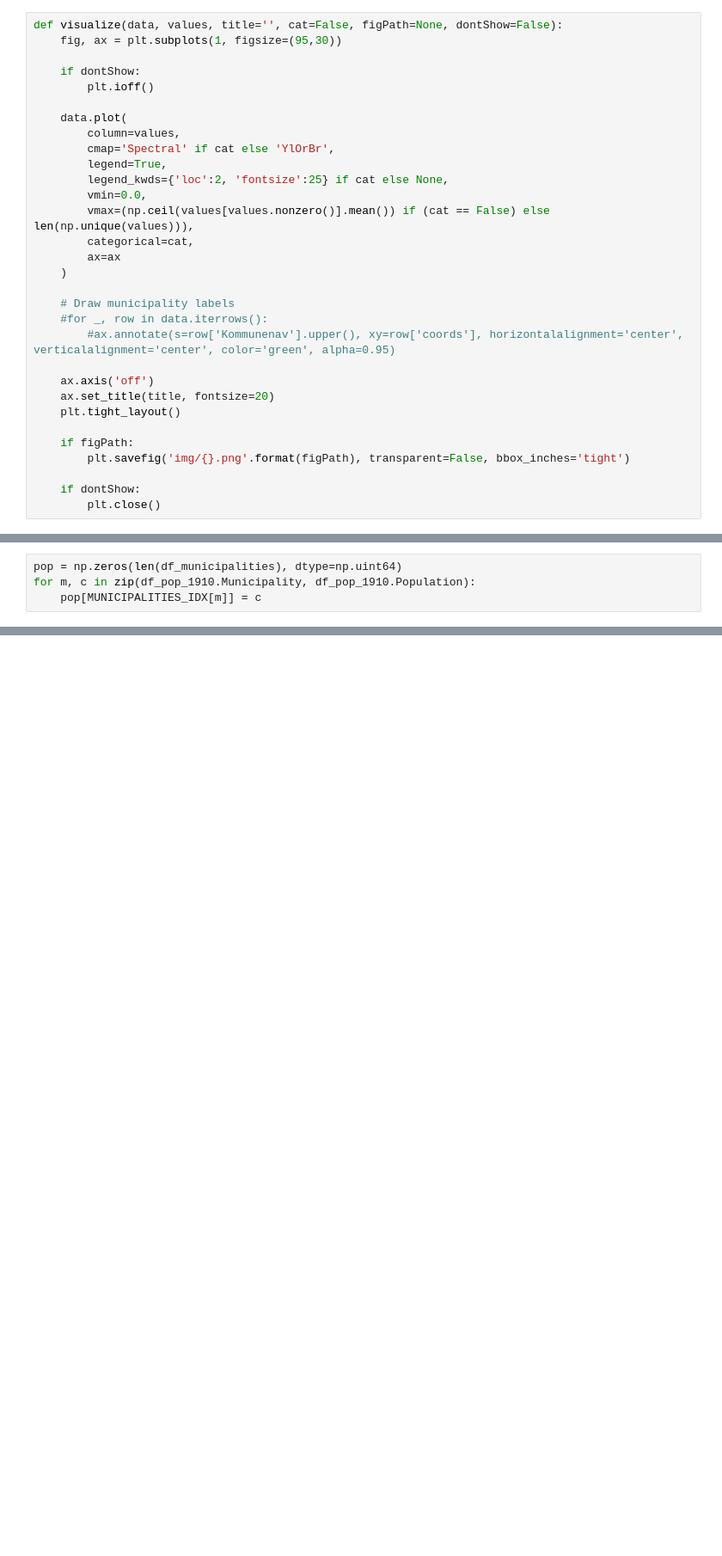
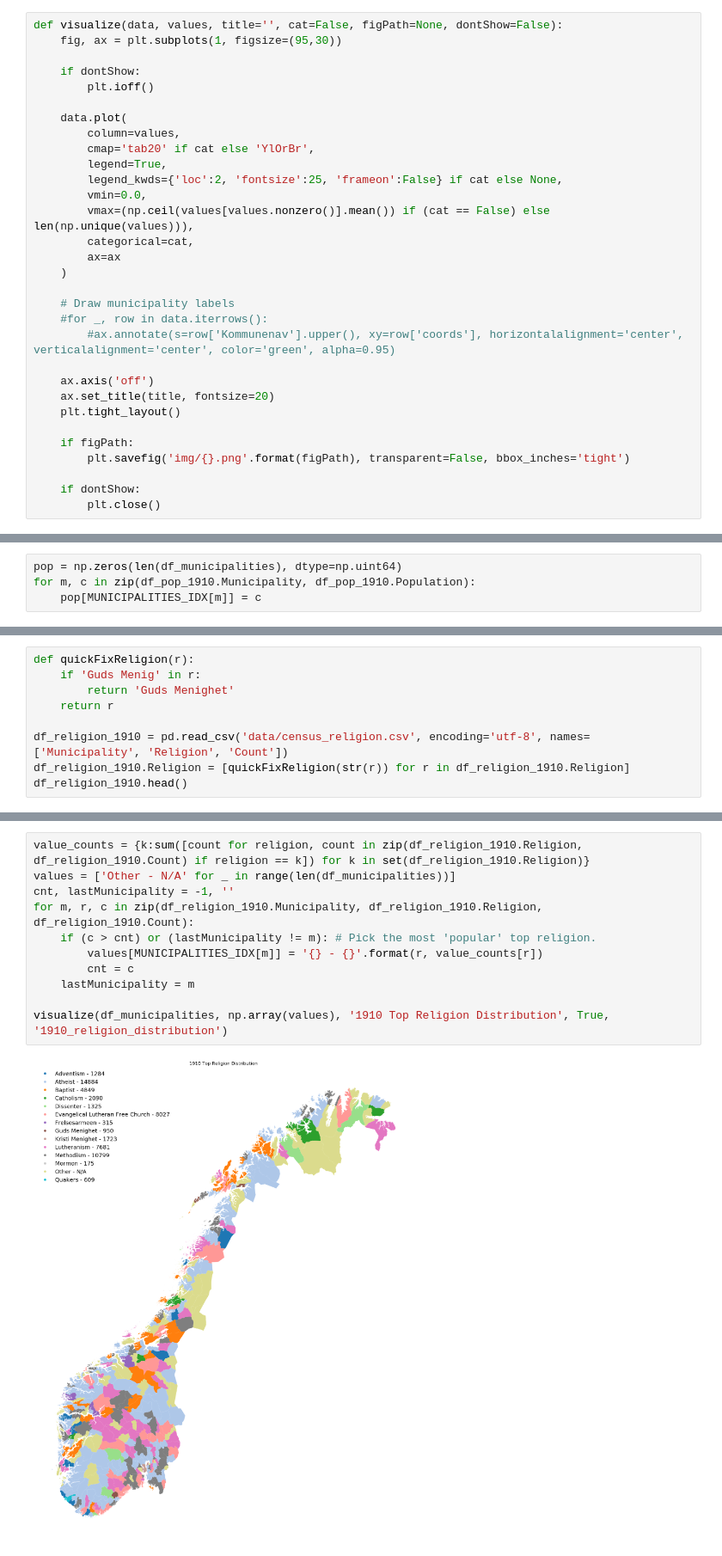
Before and after one commit to BerntA/NorwegianDemographics, a Jupyter notebook: src/visualize.ipynb, the cells around one changed output, grey strips where cells are left out. Shown at 86% size. Saved outputs shown, nothing was run; the diff lists cells and outputs as text; blank space fills up the shorter version.

Commit message:
- Added the last visualization stuff, showing off gender distribution, religion distribution and work.

```diff
--- a/src/visualize.ipynb
+++ b/src/visualize.ipynb
@@ -80,9 +80,9 @@ def visualize(data, values, title='', cat=False, figPath=None, dontShow=False):
 
     data.plot(
         column=values,
-        cmap='Spectral' if cat else 'YlOrBr',
+        cmap='tab20' if cat else 'YlOrBr',
         legend=True,
-        legend_kwds={'loc':2, 'fontsize':25} if cat else None,
+        legend_kwds={'loc':2, 'fontsize':25, 'frameon':False} if cat else None,
         vmin=0.0,
         vmax=(np.ceil(values[values.nonzero()].mean()) if (cat == False) else len(np.unique(values))),
         categorical=cat,
@@ -163,0 +160,9 @@ visualize(df_municipalities, np.array([np.random.permutation(['YES', 'NO', 'MAYB
+# %%
+def quickFixReligion(r):
+    if 'Guds Menig' in r:
+        return 'Guds Menighet'
+    return r
+
+df_religion_1910 = pd.read_csv('data/census_religion.csv', encoding='utf-8', names=['Municipality', 'Religion', 'Count'])
+df_religion_1910.Religion = [quickFixReligion(str(r)) for r in df_religion_1910.Religion]
+df_religion_1910.head()
@@ -163,0 +176,13 @@ visualize(df_municipalities, np.array([np.random.permutation(['YES', 'NO', 'MAYB
+# %%
+value_counts = {k:sum([count for religion, count in zip(df_religion_1910.Religion, df_religion_1910.Count) if religion == k]) for k in set(df_religion_1910.Religion)}
+values = ['Other - N/A' for _ in range(len(df_municipalities))]
+cnt, lastMunicipality = -1, ''
+for m, r, c in zip(df_religion_1910.Municipality, df_religion_1910.Religion, df_religion_1910.Count):
+    if (c > cnt) or (lastMunicipality != m): # Pick the most 'popular' top religion.
+        values[MUNICIPALITIES_IDX[m]] = '{} - {}'.format(r, value_counts[r])
+        cnt = c
+    lastMunicipality = m
+
+visualize(df_municipalities, np.array(values), '1910 Top Religion Distribution', True, '1910_religion_distribution')
+# %% [output]
+[figure, added]
```
Also changed, not shown: parts of 11 cells of this notebook, 3 other files.
